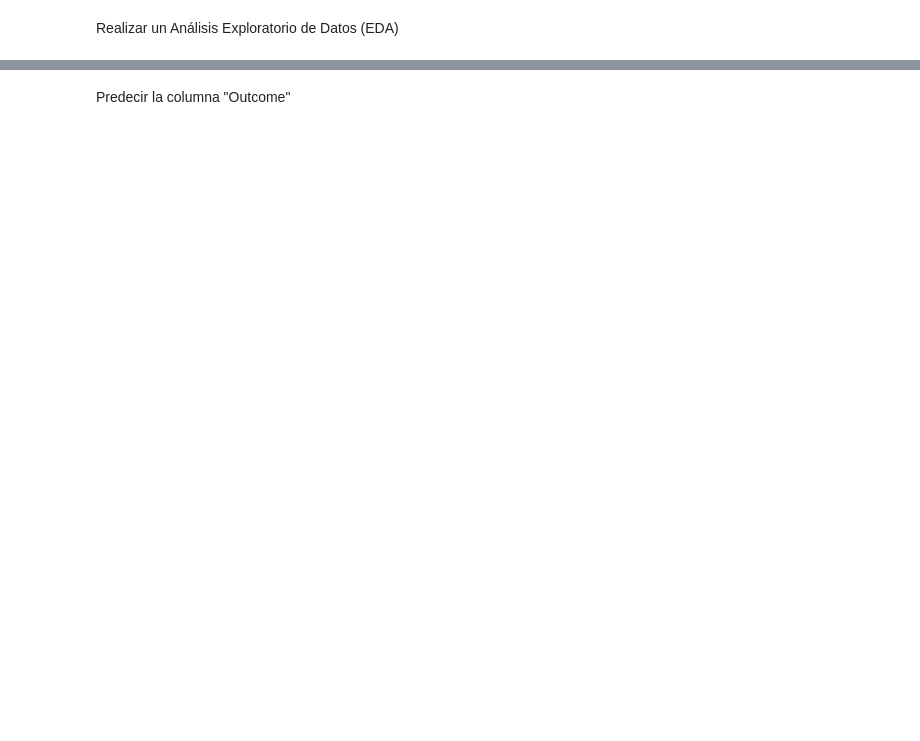
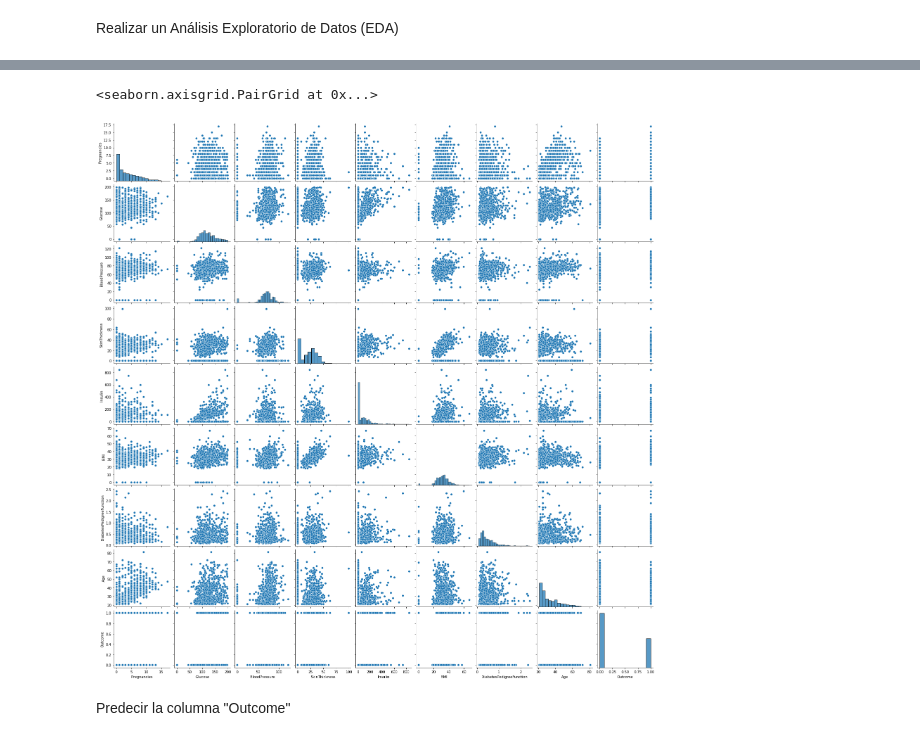
Before and after one commit to lauratamath/lab07_autopiloto, a Jupyter notebook: main.ipynb, the cells around one changed output, grey strips where cells are left out. Cells and saved outputs as stored; diff of their text form; code cells hidden in the pictures; blank space fills up the shorter version.

```diff
--- a/main.ipynb
+++ b/main.ipynb
@@ -42,3 +101,8 @@ data.isnull().sum()
+# %%
+sns.pairplot(data)
+# %% [output]
+<seaborn.axisgrid.PairGrid at 0x...>
+[figure, added]
 # %% [markdown]
 Predecir la columna "Outcome"
 # %%
```
Also changed, not shown: parts of 10 cells of this notebook.
